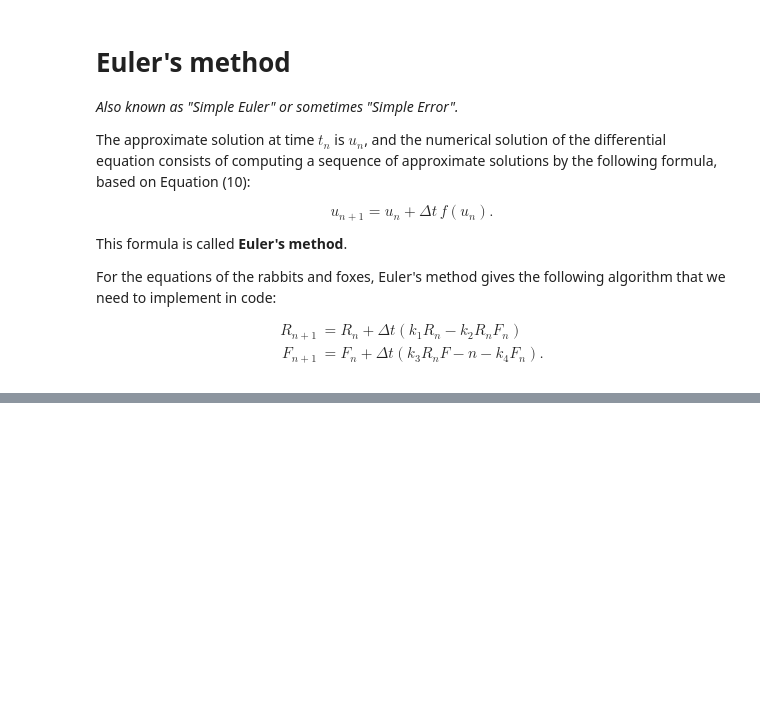
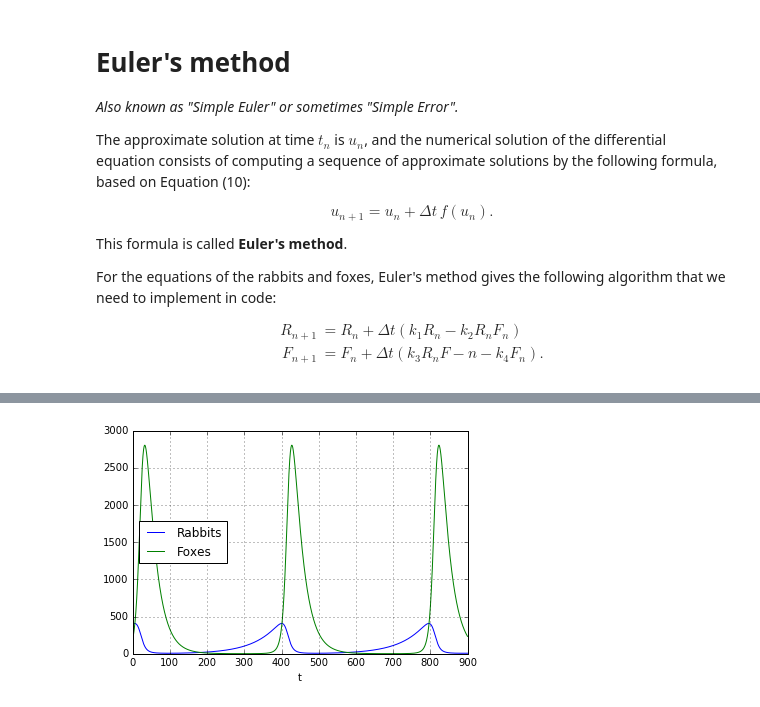
Before and after one commit to rwest/rabbits-and-foxes-KareemAbdelshafy, a Jupyter notebook: rabbits-and-foxes.ipynb, the cells around one changed output, grey strips where cells are left out. Saved outputs shown, nothing was run; the diff lists cells and outputs as text; code cells hidden in the pictures; blank space fills up the shorter version.

```diff
--- a/rabbits-and-foxes.ipynb
+++ b/rabbits-and-foxes.ipynb
@@ -85,0 +87,26 @@ plt.plot(F)
+# %%
+N=18000
+dt = 0.05
+t=(np.arange(0,N))*dt
+k1 = 0.015
+k2 = 0.00004
+k3 = 0.0004
+k4 = 0.04
+
+from scipy.integrate import odeint
+def pend(y,t):
+    R,F = y
+    dydt=[k1*R-k2*R*F,k3*R*F-k4*F]
+    return dydt
+
+y0=[400. , 200.]
+
+sol = odeint(pend, y0, t)
+plt.plot(t, sol[:, 0], 'b', label='Rabbits')
+plt.plot(t, sol[:, 1], 'g', label='Foxes')
+plt.legend(loc='best')
+plt.xlabel('t')
+plt.grid()
+plt.show()
+# %% [output]
+[figure, added]
```
Also changed, not shown: parts of 5 cells of this notebook, 1 other file.
